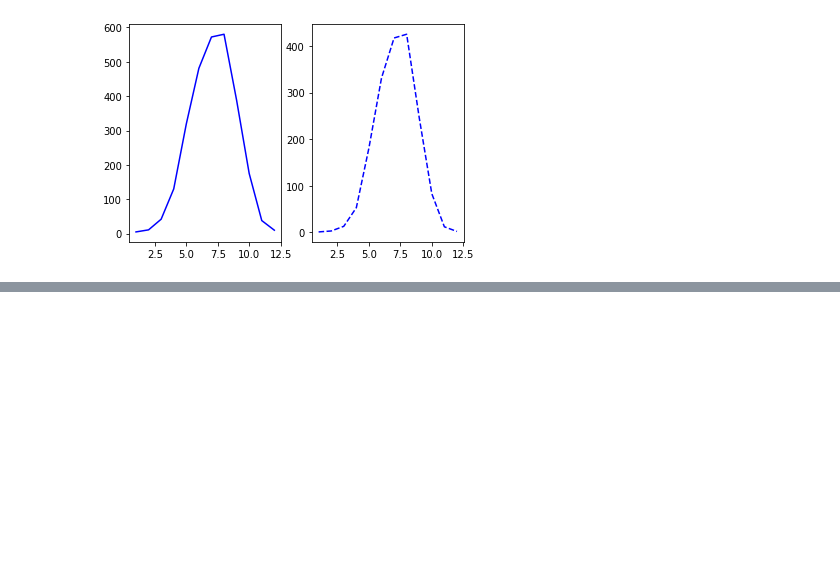
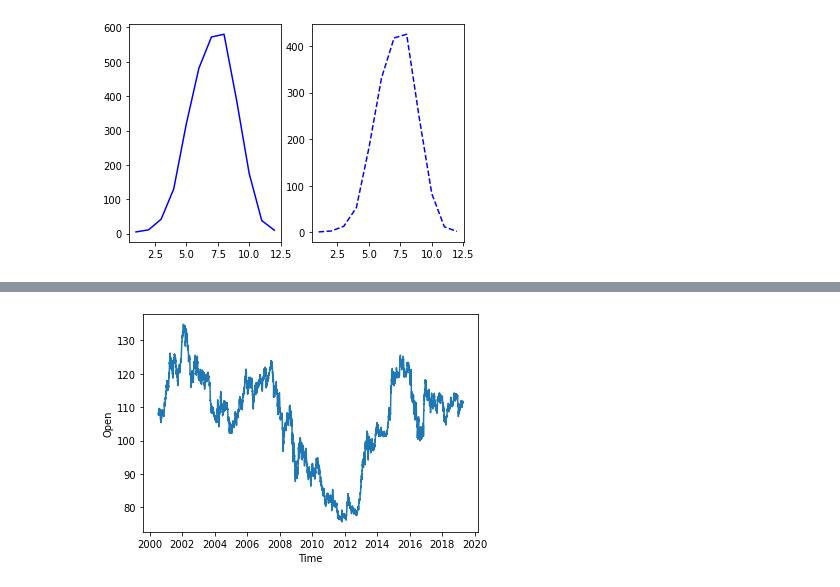
Before and after one commit to DreamFireworks/Data-Visualization, a Jupyter notebook: matplotlib/matplotlib_calisma.ipynb, the cells around one changed output, grey strips where cells are left out. Cells and saved outputs as stored; diff of their text form; code cells hidden in the pictures; blank space fills up the shorter version.

Commit message:
usd/jpy data and some changes

```diff
--- a/matplotlib/matplotlib_calisma.ipynb
+++ b/matplotlib/matplotlib_calisma.ipynb
@@ -217,3 +217,5 @@ ax[1].plot(austin_weather["DATE"],
 plt.show()
 # %% [output]
 [figure]
+# %%
+data2 = pd.read_csv("usd_jpy.csv",parse_dates=["date"])
@@ -219,0 +242,8 @@ plt.show()
+# %%
+fig,ax = plt.subplots()
+ax.plot(data2["date"],data2["open"])
+ax.set_xlabel("Time")
+ax.set_ylabel("Open")
+plt.show()
+# %% [output]
+[figure, added]
```
Also changed, not shown: parts of 7 cells of this notebook, 1 other file.
